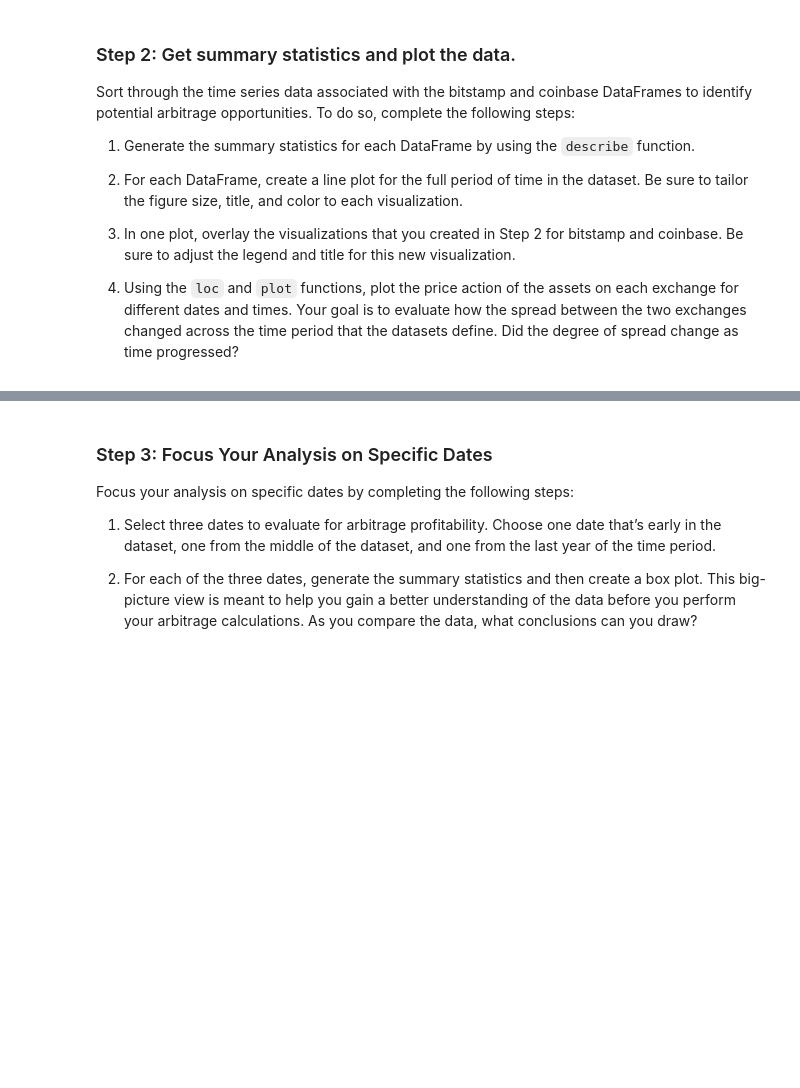
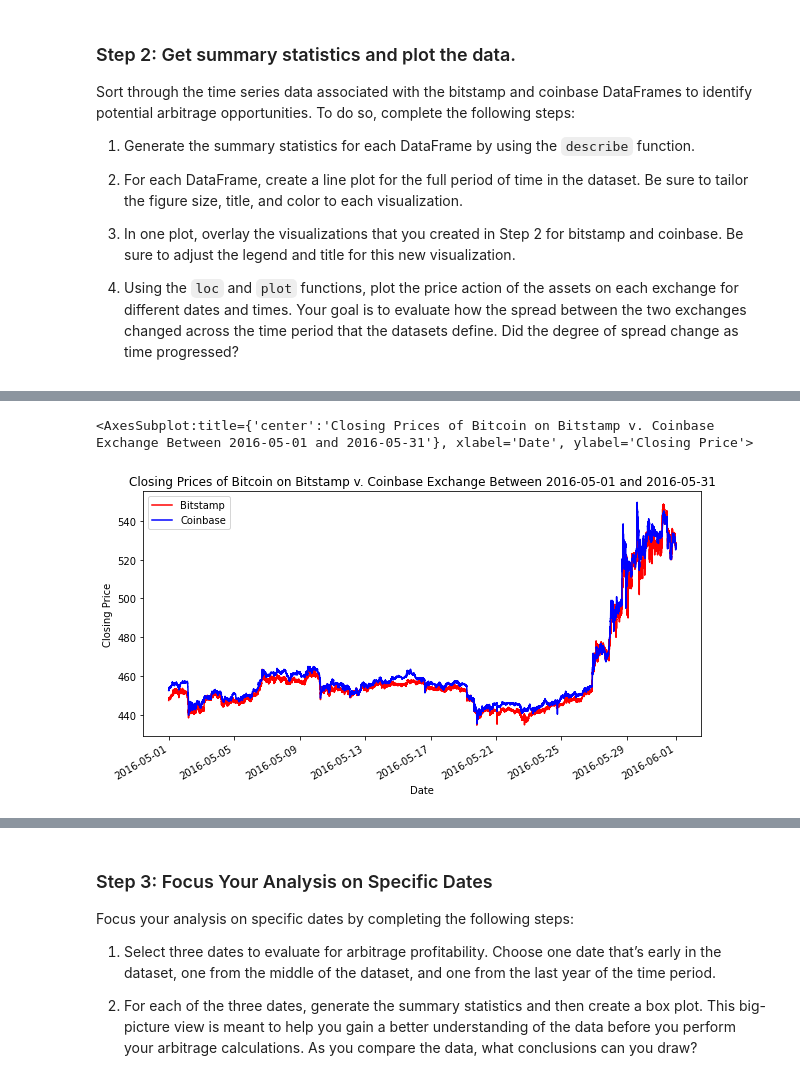
Before and after one commit to AbsurdSophist/Module_3_Challenge, a Jupyter notebook: crypto_arbitrage.ipynb, the cells around one changed output, grey strips where cells are left out. Drawn from its saved outputs; the diff is of its cells as text; code cells hidden in the pictures; blank space fills up the shorter version.

```diff
--- a/crypto_arbitrage.ipynb
+++ b/crypto_arbitrage.ipynb
@@ -238,8 +295,27 @@ Sort through the time series data associated with the bitstamp and coinbase Data
 # %%
 # Using the loc and plot functions, create an overlay plot that visualizes
 # the price action of both DataFrames for a one month period early in the dataset
 # Be sure to include the parameters: legend, figure size, title, and color and label
-# YOUR CODE HERE
+bitstamp_sliced.loc['2016-05-01':'2016-05-31'].plot(
+    legend = True,
+    label = 'Bitstamp',
+    figsize = (10, 5),
+    title = 'Closing Prices of Bitcoin on Bitstamp v. Coinbase Exchange Between 2016-05-01 and 2016-05-31',
+    color = 'red',
+    ylabel = 'Closing Price',
+    xlabel = 'Date'
+)
+coinbase_sliced.loc['2016-05-01':'2016-05-31'].plot(
+    legend = True,
+    label = 'Coinbase',
+    figsize = (10, 5),
+    color = 'blue',
+    ylabel = 'Closing Price',
+    xlabel = 'Date'
+)
+# %% [output]
+<AxesSubplot:title={'center':'Closing Prices of Bitcoin on Bitstamp v. Coinbase Exchange Between 2016-05-01 and 2016-05-31'}, xlabel='Date', ylabel='Closing Price'>
+[figure, added]
 # %%
 # Using the loc and plot functions, create an overlay plot that visualizes
 # the price action of both DataFrames for a one month period later in the dataset
```
Also changed, not shown: parts of 15 cells of this notebook.
